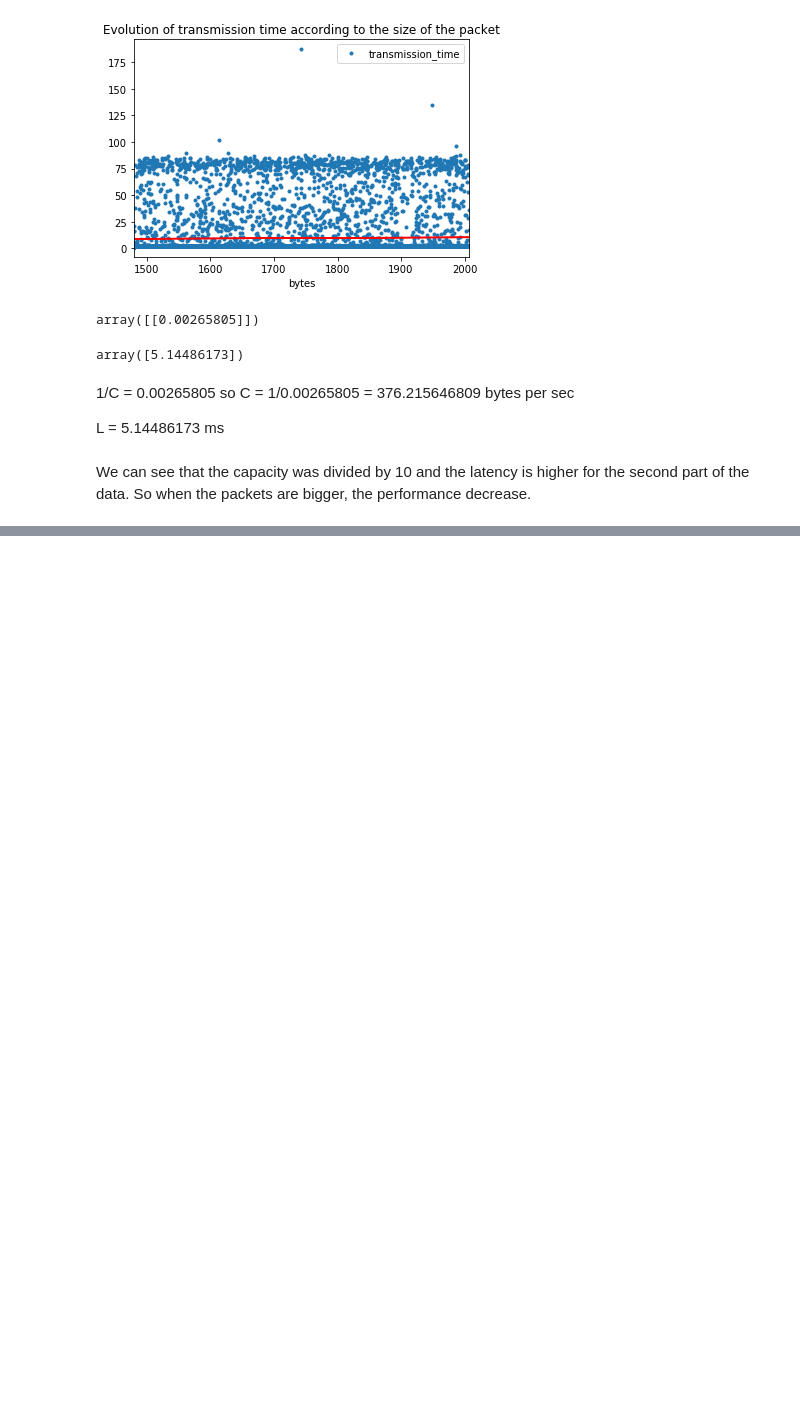
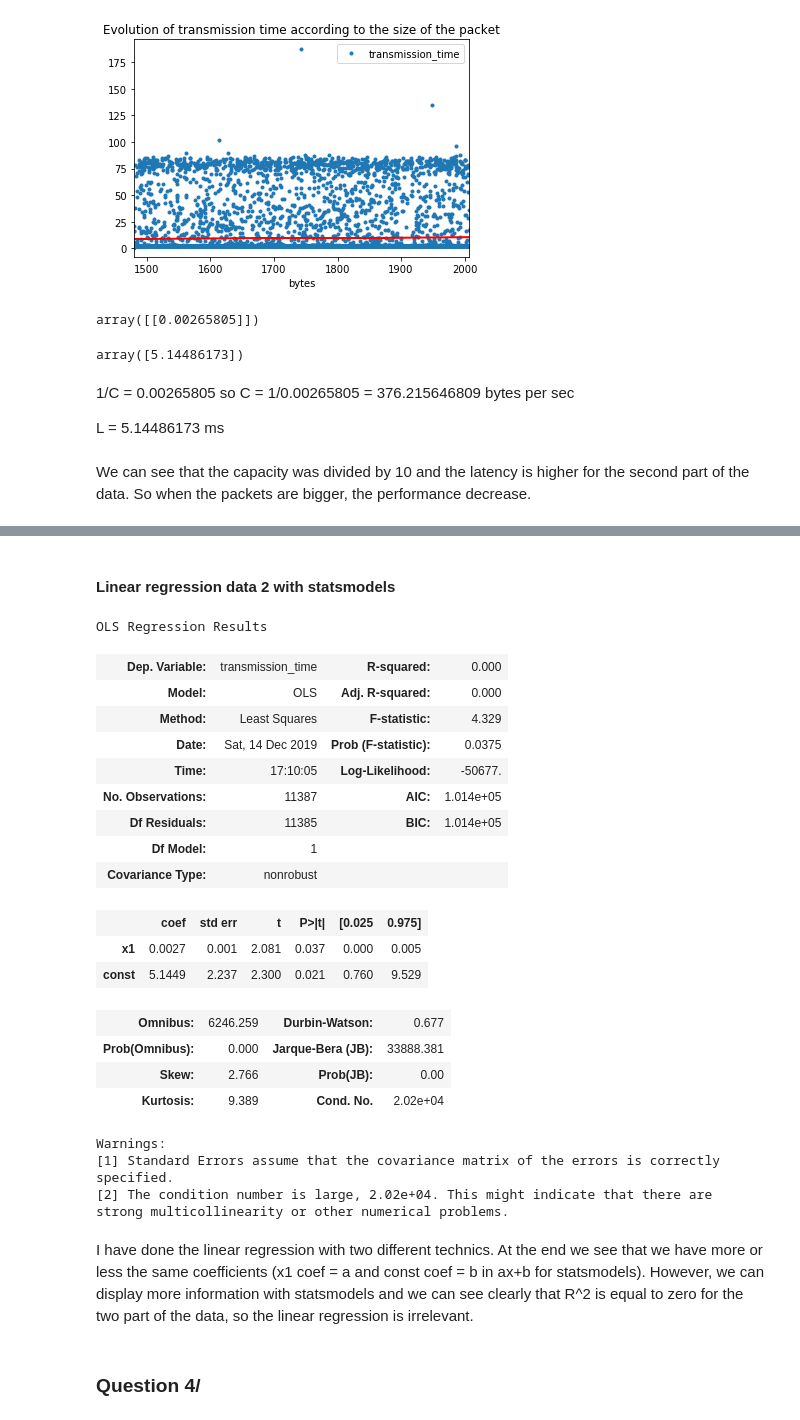
Before and after one commit to MarieBadaroux/Recherche_Reproductible, a Jupyter notebook: Recherche_reproductible_ping.ipynb, the cells around one changed output, grey strips where cells are left out. Drawn from its saved outputs; the diff is of its cells as text; code cells hidden in the pictures; blank space fills up the shorter version.

```diff
--- a/Recherche_reproductible_ping.ipynb
+++ b/Recherche_reproductible_ping.ipynb
@@ -182,0 +216,35 @@ We can see that the capacity was divided by 10 and the latency is higher for the
+# %% [markdown]
+#### Linear regression data 2 with statsmodels
+# %%
+X2 = data_2['bytes']
+X2 = np.vander(X2, 2)
+y2 = data_2['transmission_time']
+model2 = sm.OLS(y2, X2)
+results2 = model2.fit()
+results2.summary()
+# %% [output]
+OLS Regression Results
+| Dep. Variable: | transmission_time | R-squared: | 0.000 |
+| Model: | OLS | Adj. R-squared: | 0.000 |
+| Method: | Least Squares | F-statistic: | 4.329 |
+| Date: | Sat, 14 Dec 2019 | Prob (F-statistic): | 0.0375 |
+| Time: | 17:10:05 | Log-Likelihood: | -50677. |
+| No. Observations: | 11387 | AIC: | 1.014e+05 |
+| Df Residuals: | 11385 | BIC: | 1.014e+05 |
+| Df Model: | 1 |  |  |
+| Covariance Type: | nonrobust |  |  |
+|  | coef | std err | t | P>|t| | [0.025 | 0.975] |
+| x1 | 0.0027 | 0.001 | 2.081 | 0.037 | 0.000 | 0.005 |
+| const | 5.1449 | 2.237 | 2.300 | 0.021 | 0.760 | 9.529 |
+| Omnibus: | 6246.259 | Durbin-Watson: | 0.677 |
+| Prob(Omnibus): | 0.000 | Jarque-Bera (JB): | 33888.381 |
+| Skew: | 2.766 | Prob(JB): | 0.00 |
+| Kurtosis: | 9.389 | Cond. No. | 2.02e+04 |
+Warnings:
+[1] Standard Errors assume that the covariance matrix of the errors is correctly specified.
+[2] The condition number is large, 2.02e+04. This might indicate that there are
+strong multicollinearity or other numerical problems.
+# %% [markdown]
+I have done the linear regression with two different technics. At the end we see that we have more or less the same coefficients (x1 coef = a and const coef = b in ax+b for statsmodels). However, we can display more information with statsmodels and we can see clearly that R^2 is equal to zero for the two part of the data, so the linear regression is irrelevant.
+# %% [markdown]
+### Question 4/
```
Also changed, not shown: parts of 3 cells of this notebook.
